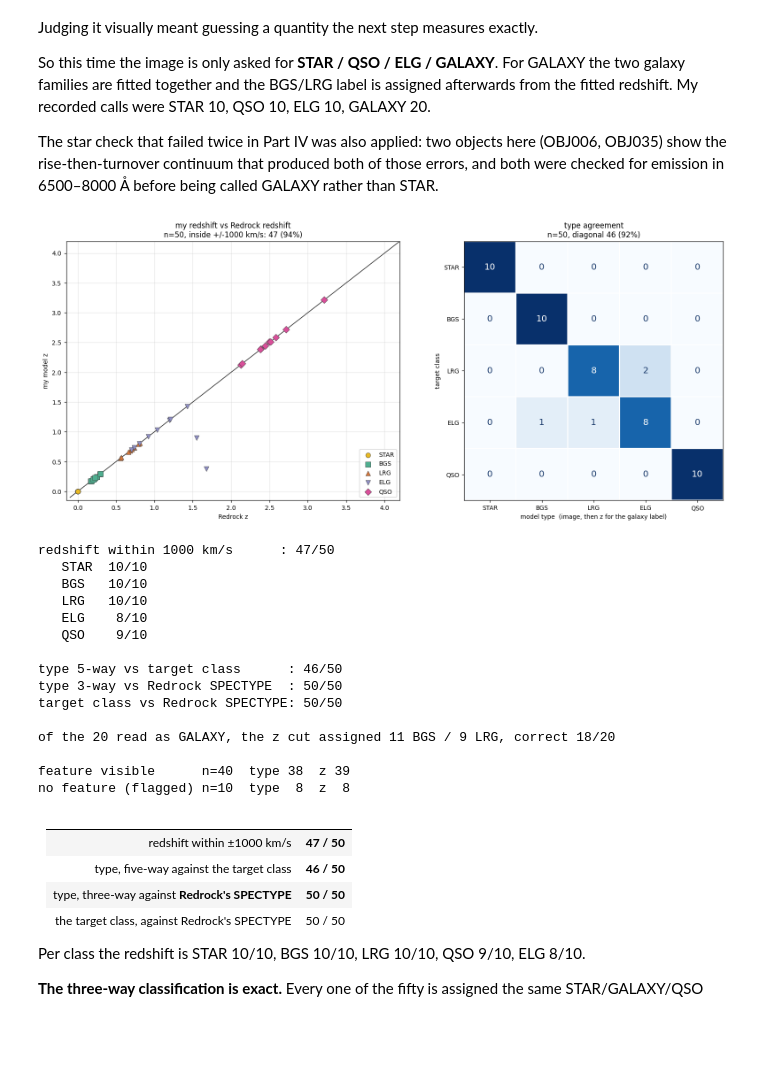
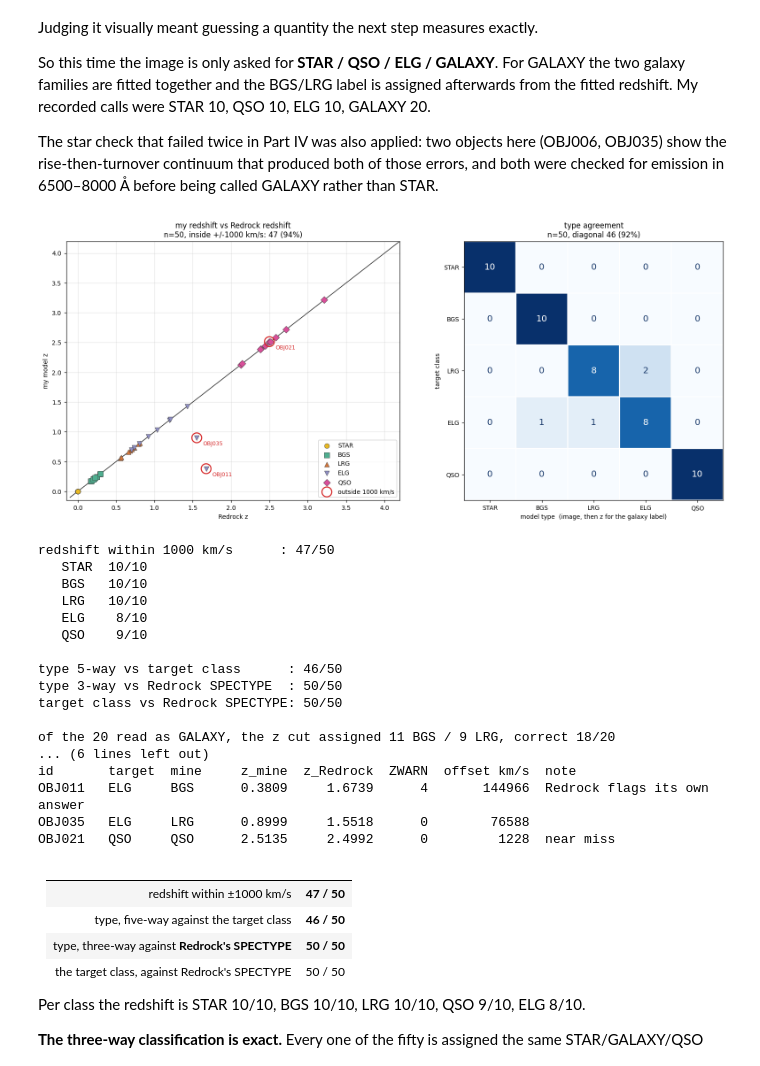
Before and after one commit to cosmologyfoundation/Redshift_Foundation_Model, a Jupyter notebook: report/redshift_report.ipynb, the cells around one changed output. Saved outputs shown, nothing was run; the diff lists cells and outputs as text; code cells hidden in the pictures; blank space fills up the shorter version.

```diff
--- a/report/redshift_report.ipynb
+++ b/report/redshift_report.ipynb
@@ -2475,6 +2475,12 @@ ax[0].set_xlabel('Redrock z'); ax[0].set_ylabel('my model z')
 ax[0].set_title('my redshift vs Redrock redshift\n'
                 f'n={n}, inside +/-1000 km/s: {int(ok.sum())} '
                 f'({100*ok.mean():.0f}%)', fontsize=11)
+# ring EVERY failure, including the near-miss that is invisible at this scale
+ax[0].scatter(zr[~ok], z[~ok], s=210, facecolor='none', edgecolor='C3',
+              linewidth=1.6, zorder=4, label='outside 1000 km/s')
+for j in np.where(~ok)[0]:
+    ax[0].annotate(str(d['id'][j]), (zr[j], z[j]), textcoords='offset points',
+                   xytext=(9, -11), fontsize=8, color='C3')
 ax[0].grid(alpha=.3); ax[0].legend(loc='lower right', fontsize=9)
 
 M = np.zeros((5, 5), int)
@@ -2490,34 +2496,44 @@ ax[1].set_xticks(range(5)); ax[1].set_xticklabels(CN5)
 ax[1].set_yticks(range(5)); ax[1].set_yticklabels(CN5)
 ax[1].set_xlabel('model type  (image, then z for the galaxy label)')
 ax[1].set_ylabel('target class')
 ax[1].set_title(f'type agreement\nn={M.sum()}, diagonal {np.trace(M)} '
                 f'({100*np.trace(M)/M.sum():.0f}%)', fontsize=11)
 ax[1].set_xticks(np.arange(-.5, 5, 1), minor=True)
 ax[1].set_yticks(np.arange(-.5, 5, 1), minor=True)
 ax[1].grid(which='minor', color='white', lw=1.6)
 ax[1].tick_params(which='minor', length=0)
 plt.tight_layout(); plt.show()
 
 G = {'STAR': 'STAR', 'BGS': 'GALAXY', 'LRG': 'GALAXY', 'ELG': 'GALAXY',
      'QSO': 'QSO'}
 m3 = np.array([G[c] for c in mt]); t3 = np.array([G[c] for c in tc])
 print(f'redshift within 1000 km/s      : {int(ok.sum())}/{n}')
 for c in CN5:
     m = tc == c
     print(f'   {c:5s} {int((ok & m).sum()):2d}/{int(m.sum()):2d}')
 print(f'\ntype 5-way vs target class      : {int((mt == tc).sum())}/{n}')
 print(f'type 3-way vs Redrock SPECTYPE  : {int((m3 == st).sum())}/{n}')
 print(f'target class vs Redrock SPECTYPE: {int((t3 == st).sum())}/{n}')
 g = call == 'GALAXY'
 print(f'\nof the {int(g.sum())} read as GALAXY, the z cut assigned '
       f'{int((mt[g]=="BGS").sum())} BGS / {int((mt[g]=="LRG").sum())} LRG, '
       f'correct {int((mt[g]==tc[g]).sum())}/{int(g.sum())}')
 print(f'\nfeature visible      n={int((~fa).sum()):2d}  type '
       f'{int((mt[~fa]==tc[~fa]).sum()):2d}  z {int(ok[~fa].sum()):2d}')
 print(f'no feature (flagged) n={int(fa.sum()):2d}  type '
       f'{int((mt[fa]==tc[fa]).sum()):2d}  z {int(ok[fa].sum()):2d}')
+
+# every redshift failure, nothing filtered out
+print(f'\n\nredshift failures  ({int((~ok).sum())} of {n}) -- no ZWARN filter')
+print(f'{"id":8s} {"target":7s} {"mine":6s} {"z_mine":>8s} {"z_Redrock":>10s} '
+      f'{"ZWARN":>6s} {"offset km/s":>12s}  note')
+for j in sorted(np.where(~ok)[0], key=lambda q: -dv[q]):
+    note = ('Redrock flags its own answer' if zw[j] != 0
+            else 'near miss' if dv[j] < 2000 else '')
+    print(f'{str(d["id"][j]):8s} {str(tc[j]):7s} {str(mt[j]):6s} '
+          f'{z[j]:8.4f} {zr[j]:10.4f} {int(zw[j]):6d} {dv[j]:12.0f}  {note}')
 # %% [output]
-[figure, old version]
+[figure, new version]
 redshift within 1000 km/s      : 47/50
    STAR  10/10
    BGS   10/10
@@ -2530,9 +2546,11 @@ type 3-way vs Redrock SPECTYPE  : 50/50
 target class vs Redrock SPECTYPE: 50/50
 
 of the 20 read as GALAXY, the z cut assigned 11 BGS / 9 LRG, correct 18/20
-
-feature visible      n=40  type 38  z 39
-no feature (flagged) n=10  type  8  z  8
+... (6 lines left out)
+id       target  mine     z_mine  z_Redrock  ZWARN  offset km/s  note
+OBJ011   ELG     BGS      0.3809     1.6739      4       144966  Redrock flags its own answer
+OBJ035   ELG     LRG      0.8999     1.5518      0        76588
+OBJ021   QSO     QSO      2.5135     2.4992      0         1228  near miss
 # %% [markdown]
 | | |
 |---|---|
```
Also changed, not shown: parts of 12 cells of this notebook, 15 other files.
